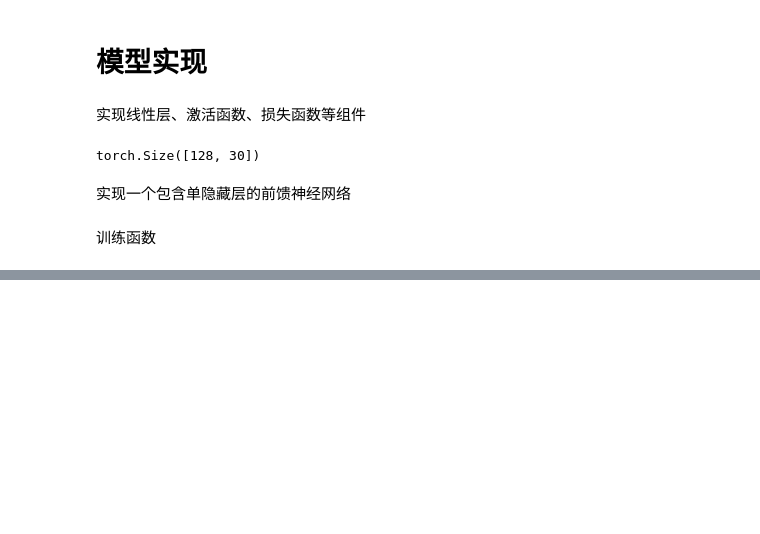
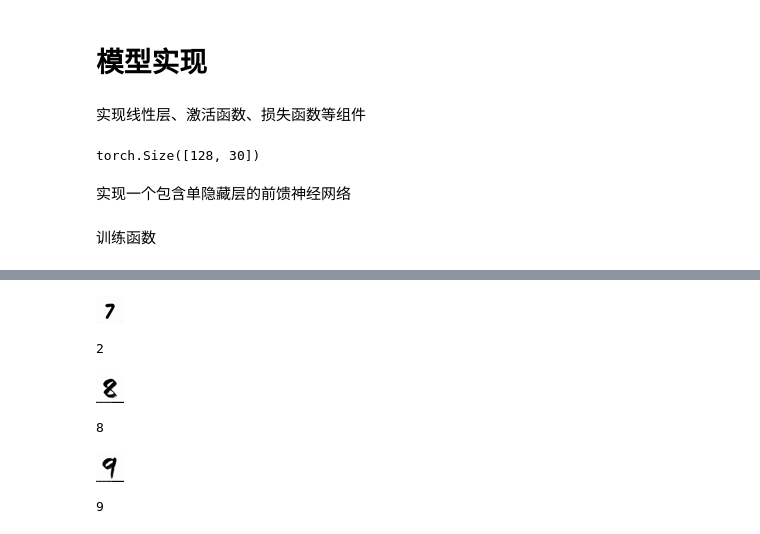
Before and after one commit to Charles-T-T/DeepLearning, a Jupyter notebook: labs/lab3/src/lab3.ipynb, the cells around one changed output, grey strips where cells are left out. Saved outputs shown, nothing was run; the diff lists cells and outputs as text; code cells hidden in the pictures; blank space fills up the shorter version.

```diff
--- a/labs/lab3/src/lab3.ipynb
+++ b/labs/lab3/src/lab3.ipynb
@@ -361,0 +431,5 @@ Epoch 30/30, Train Loss: 0.3982, Test Accuracy: 90.1400%
+# %%
+def show_img(img_path):
+    img = Image.open(img_path)
+    img = img.resize((28, 28))
+    return img
@@ -361,0 +468,24 @@ Epoch 30/30, Train Loss: 0.3982, Test Accuracy: 90.1400%
+# %%
+show_img("../data/test_num7.jpg")
+# %% [output]
+[figure, added]
+# %%
+newModel.predict("../data/test_num7.jpg")
+# %% [output]
+2
+# %%
+show_img("../data/test_num8.jpg")
+# %% [output]
+[figure, added]
+# %%
+model.predict("../data/test_num8.jpg")
+# %% [output]
+8
+# %%
+show_img("../data/test_num9.jpg")
+# %% [output]
+[figure, added]
+# %%
+newModel.predict("../data/test_num9.jpg")
+# %% [output]
+9
```
Also changed, not shown: parts of 23 cells of this notebook, 10 other files.
